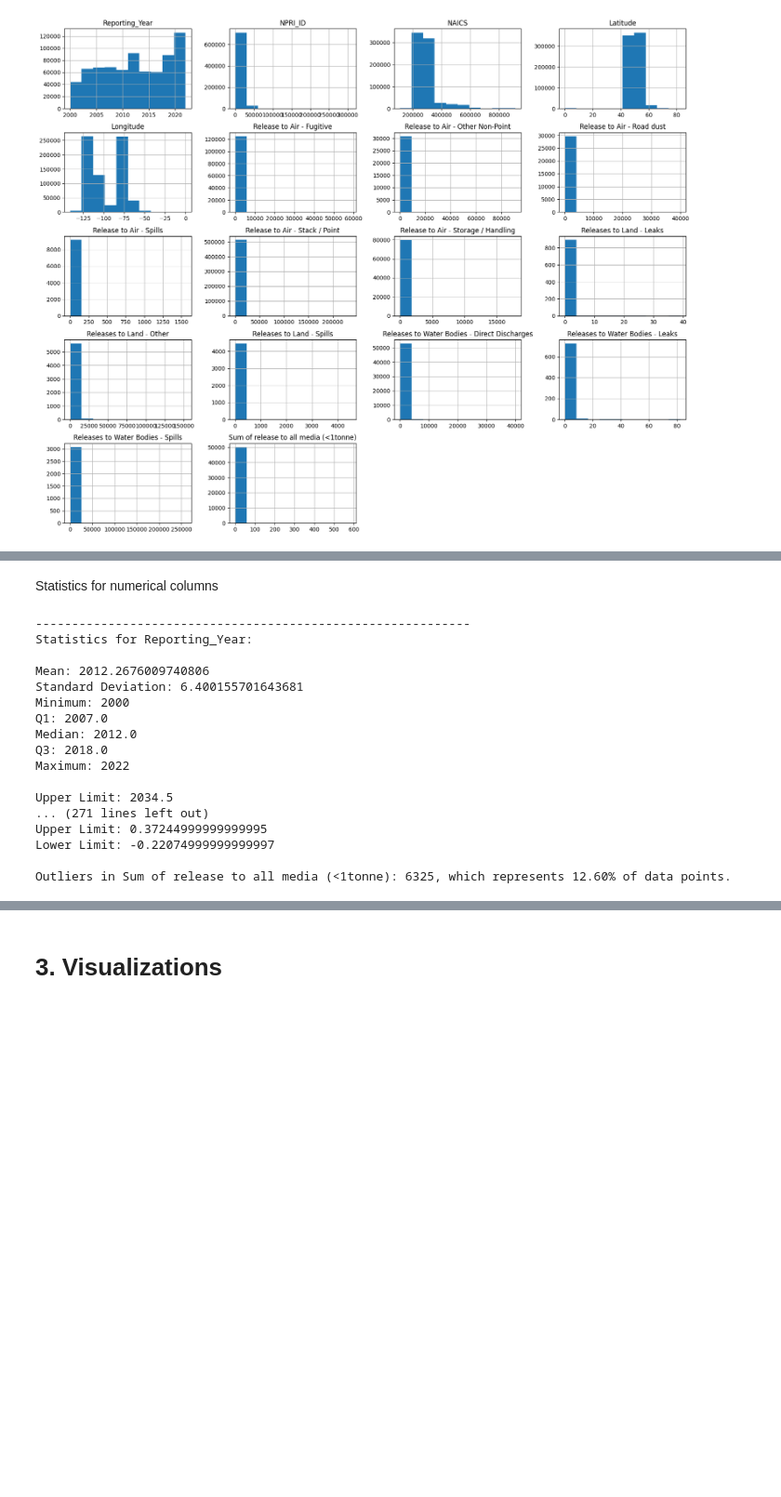
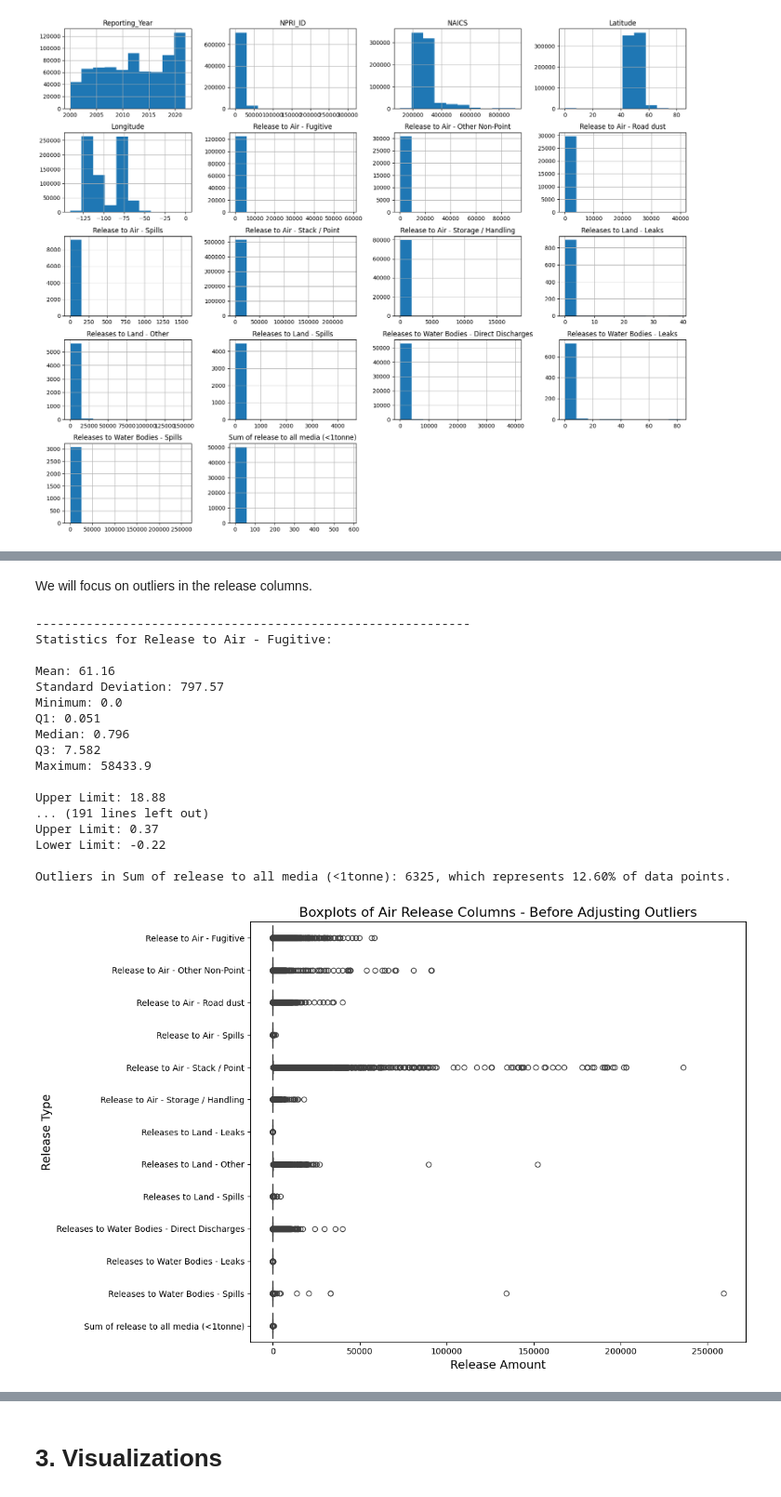
Before and after one commit to alekivetz/CMPT-2400, a Jupyter notebook: NPRI_EDA_AL.ipynb, the cells around one changed output, grey strips where cells are left out. Shown at 93% size. Cells and saved outputs as stored; diff of their text form; code cells hidden in the pictures; blank space fills up the shorter version.

```diff
--- a/NPRI_EDA_AL.ipynb
+++ b/NPRI_EDA_AL.ipynb
@@ -257,9 +364,9 @@ df.describe()
-# %% [markdown]
-Statistics for numerical columns
+# %% [markdown]
+We will focus on outliers in the release columns.
 # %%
-# Generate statistics for each numerical column, with potential outliers
+# Generate statistics for each release column, showing potential outliers using IQR method
 
-for col in df.select_dtypes(include=['int64', 'float64']).columns:
+for col in release_columns:
     print('-' * 60)
     print(f"Statistics for {col}:\n")
 
@@ -271,16 +378,16 @@ for col in df.select_dtypes(include=['int64', 'float64']).columns:
     upper_limit = Q3 + 1.5 * IQR
     lower_limit = Q1 - 1.5 * IQR
 
-    print(f'Mean: {df[col].mean()}')
-    print(f'Standard Deviation: {df[col].std()}')
+    print(f'Mean: {df[col].mean():.2f}')
+    print(f'Standard Deviation: {df[col].std():.2f}')
     print(f'Minimum: {df[col].min()}')
     print(f'Q1: {Q1}')
     print(f'Median: {df[col].median()}')
     print(f'Q3: {Q3}')
     print(f'Maximum: {df[col].max()}')
 
-    print(f'\nUpper Limit: {upper_limit}')
-    print(f'Lower Limit: {lower_limit}')
+    print(f'\nUpper Limit: {upper_limit:.2f}')
+    print(f'Lower Limit: {lower_limit:.2f}')
 
     outliers = df[(df[col] > upper_limit) | (df[col] < lower_limit)]
     percentage = len(outliers) / df[col].count() * 100
@@ -288,19 +395,30 @@ for col in df.select_dtypes(include=['int64', 'float64']).columns:
     print(f'\nOutliers in {col}: {len(outliers)}, which represents {percentage:.2f}% of data points.\n')
 # %% [output]
 ------------------------------------------------------------
-Statistics for Reporting_Year:
+Statistics for Release to Air - Fugitive:
 
-Mean: 2012.2676009740806
-Standard Deviation: 6.400155701643681
-Minimum: 2000
-Q1: 2007.0
-Median: 2012.0
-Q3: 2018.0
-Maximum: 2022
+Mean: 61.16
+Standard Deviation: 797.57
+Minimum: 0.0
+Q1: 0.051
+Median: 0.796
+Q3: 7.582
+Maximum: 58433.9
 
-Upper Limit: 2034.5
-... (271 lines left out)
-Upper Limit: 0.37244999999999995
-Lower Limit: -0.22074999999999997
+Upper Limit: 18.88
+... (191 lines left out)
+Upper Limit: 0.37
+Lower Limit: -0.22
 
 Outliers in Sum of release to all media (<1tonne): 6325, which represents 12.60% of data points.
+# %%
+# Boxplots for All Release Columns
+plt.figure(figsize=(12, 8))
+sns.boxplot(data=df[release_columns], orient='h')
+plt.title('Boxplots of Air Release Columns - Before Adjusting Outliers', fontsize=16)
+plt.xlabel('Release Amount', fontsize=14)
+plt.ylabel('Release Type', fontsize=14)
+plt.tight_layout()
+plt.show()
+# %% [output]
+[figure, added]
```
Also changed, not shown: parts of 19 cells of this notebook.
